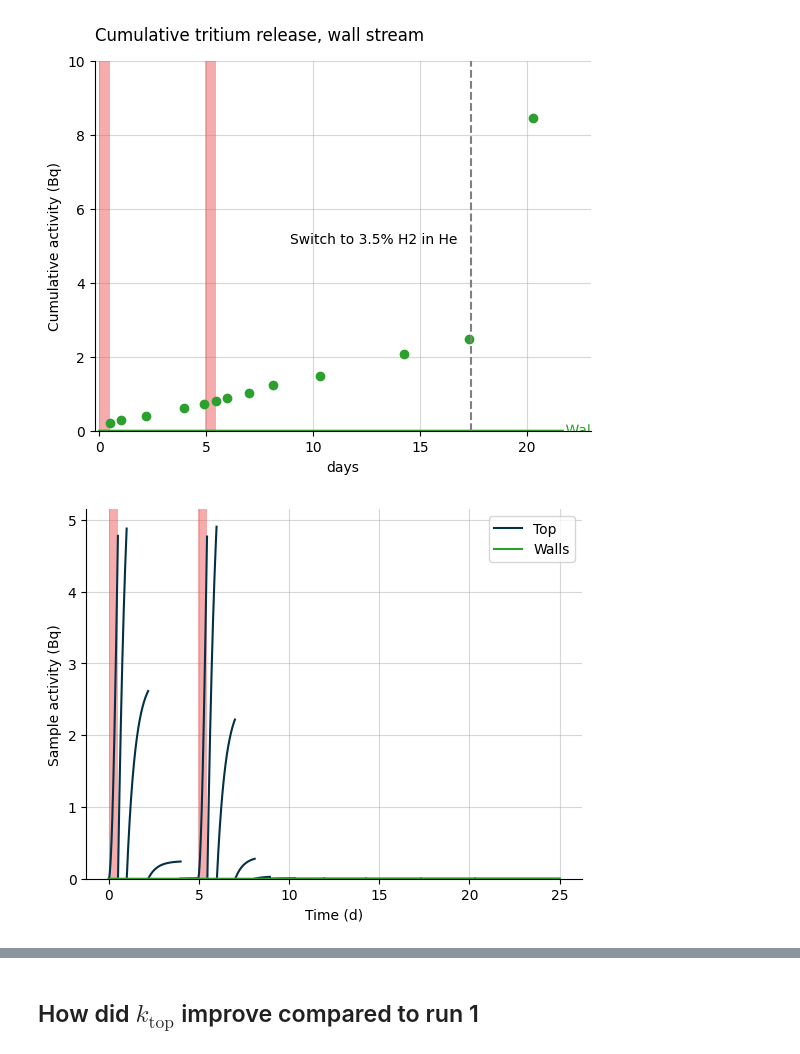
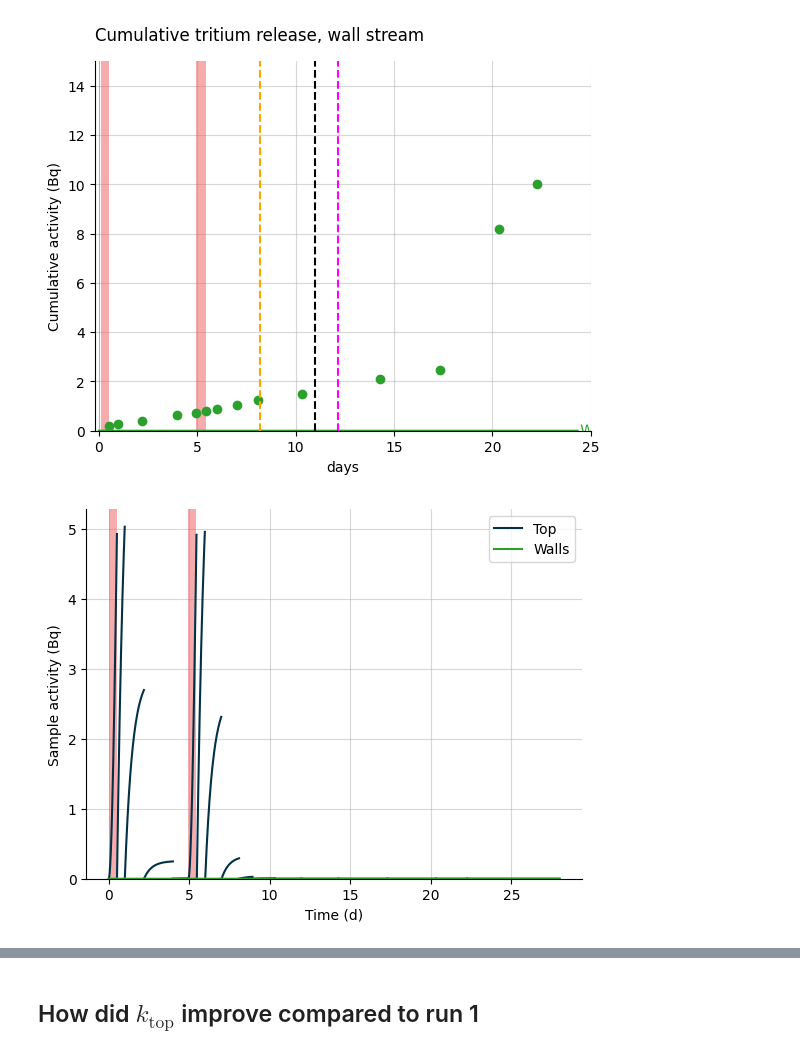
Before and after one commit to veliki-filozof/baby-1L-run-4, a Jupyter notebook: analysis/tritium/tritium_model.ipynb, the cells around one changed output, grey strips where cells are left out. Saved outputs shown, nothing was run; the diff lists cells and outputs as text; code cells hidden in the pictures.

```diff
--- a/analysis/tritium/tritium_model.ipynb
+++ b/analysis/tritium/tritium_model.ipynb
@@ -75,5 +74,5 @@ Measured TBR: 3.63e-03 particle / neutron
 # %%
-baby_model.run(25 * ureg.day)
+baby_model.run(28 * ureg.day)
 # %%
 print(f"Transport:")
 print(f"  mass transport coeff top: {baby_model.k_top:.2e~P}")
@@ -199,37 +222,39 @@ plt.savefig("cumulative_release.pdf", bbox_inches="tight")
 # %%
 plt.figure()
 plot_integrated_wall_release(baby_model, color="tab:green", label="Wall")
 plot_irradiation(baby_model, facecolor="#EF5B5B", alpha=0.5)
 plt.grid(alpha=0.5)
-labelLines(plt.gca().get_lines(), zorder=2.5, xvals=[45]*2)
+labelLines(plt.gca().get_lines(), zorder=2.5, xvals=[45] * 2)
 plt.ylim(bottom=0 * ureg.Bq)
 
 plt.scatter(
     replacement_times_walls,
     OV_stream.get_cumulative_activity("total"),
     color="tab:green",
 )
+plot_extra_irr()
 
-plt.axvline(x=gas_switch_deltatime, color="grey", linestyle="--")
-plt.annotate(
-    f"Switch to 3.5% H2 in He",
-    (gas_switch_deltatime, 5),
-    xytext=(-70, 0),
-    textcoords="offset points",
-    ha="center",
-    va="bottom",
-    color="black",
-)
+#plt.axvline(x=gas_switch_deltatime, color="grey", linestyle="--")
+#plt.annotate(
+#    f"Switch to H2 in He",
+#    (gas_switch_deltatime, 2.0),
+#    xytext=(-60, 10),
+#    textcoords="offset points",
+#    ha="center",
+#    va="bottom",
+#    color="black",
+#)
+
 plt.title("Cumulative tritium release, wall stream", loc="left", pad = 15)
-plt.ylim(top=10.0)
-plt.xlim(right = 23)
+plt.ylim(top=15.0)
+plt.xlim(right = 25)
 plt.xlim(left = -0.2)
 plt.xlabel("days")
 plt.ylabel("Cumulative activity (Bq)")
 
 plt.savefig("cumulative_release.pdf", bbox_inches="tight")
 # %% [output]
-[figure, old version]
+[figure, new version]
 # %%
 plot_sample_activity_top(
     baby_model, replacement_times=replacement_times_top, color="#023047", label="Top"
@@ -248,7 +273,7 @@ plt.xlabel(f"Time ({plt.gca().xaxis.get_units():~P})")
 plt.legend()
 plt.grid(alpha=0.5)
 # %% [output]
-[figure, old version]
+[figure, new version]
 # %%
 plt.figure()
 plot_sample_activity_top(
```
Also changed, not shown: parts of 9 cells of this notebook.
